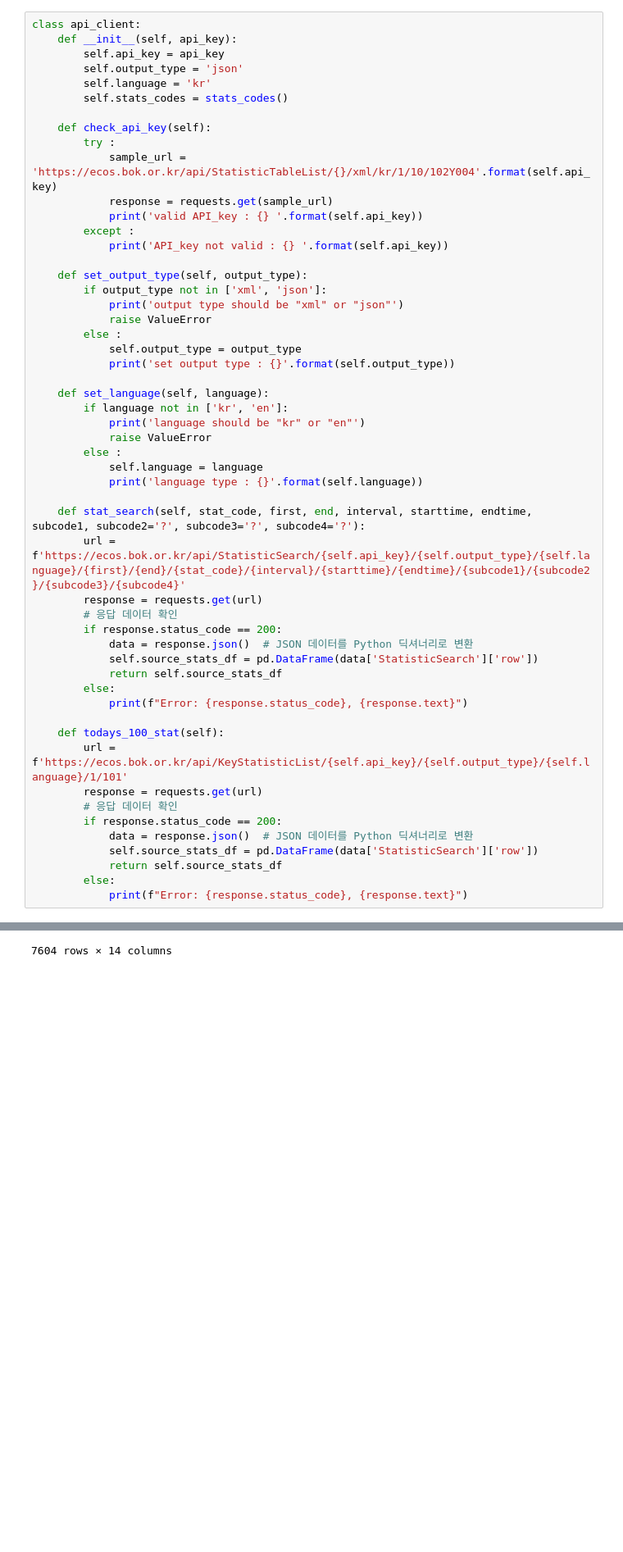
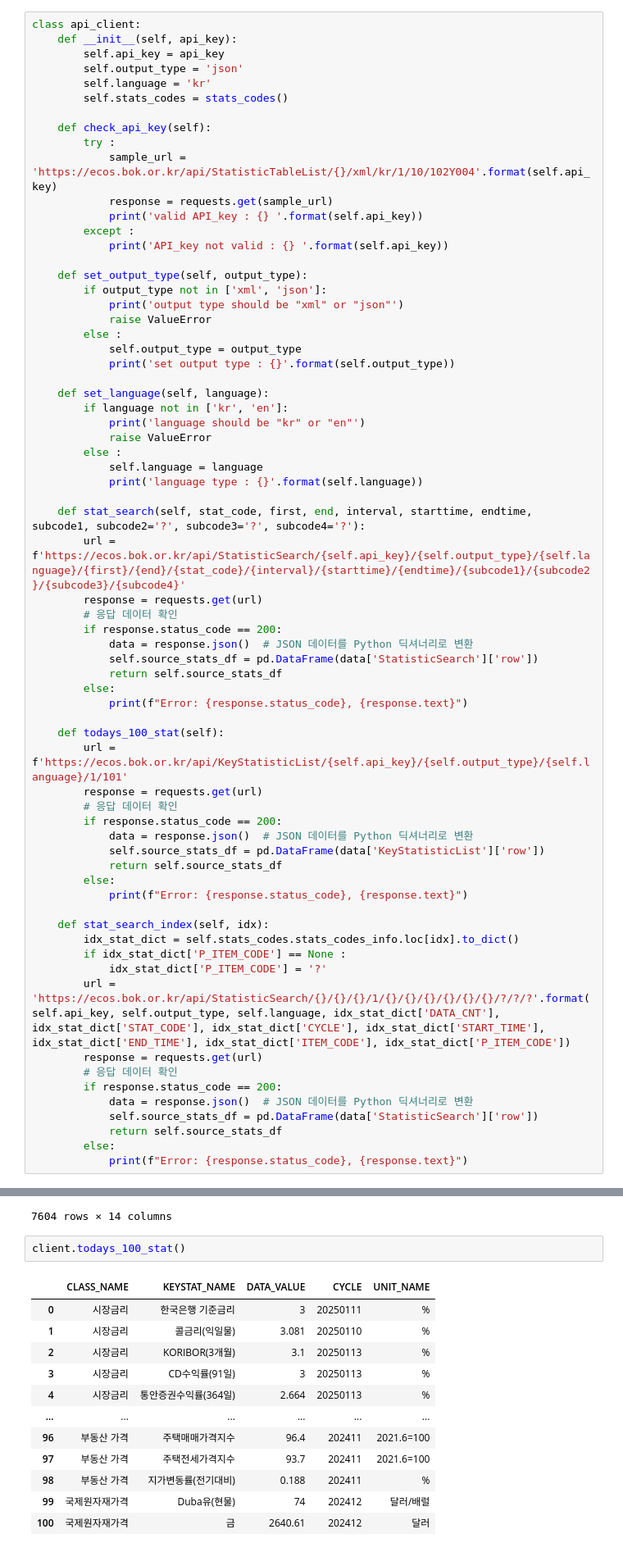
Before and after one commit to jmlee8939/ecos_api_loader, a Jupyter notebook: api_package_test.ipynb, the cells around one changed output, grey strips where cells are left out. Shown: that part at 82% size. Cells and saved outputs as stored; diff of their text form; blank space fills up the shorter version.

Commit message:
Update api_package_test.ipynb
api package index 로 검색 기능 추가

```diff
--- a/api_package_test.ipynb
+++ b/api_package_test.ipynb
@@ -205,6 +205,20 @@ class api_client:
         # 응답 데이터 확인
         if response.status_code == 200:
             data = response.json()  # JSON 데이터를 Python 딕셔너리로 변환
+            self.source_stats_df = pd.DataFrame(data['KeyStatisticList']['row'])
+            return self.source_stats_df
+        else:
+            print(f"Error: {response.status_code}, {response.text}")
+
+    def stat_search_index(self, idx):
+        idx_stat_dict = self.stats_codes.stats_codes_info.loc[idx].to_dict()
+        if idx_stat_dict['P_ITEM_CODE'] == None :
+            idx_stat_dict['P_ITEM_CODE'] = '?'
+        url = 'https://ecos.bok.or.kr/api/StatisticSearch/{}/{}/{}/1/{}/{}/{}/{}/{}/{}/?/?/?'.format(self.api_key, self.output_type, self.language, idx_stat_dict['DATA_CNT'], idx_stat_dict['STAT_CODE'], idx_stat_dict['CYCLE'], idx_stat_dict['START_TIME'], idx_stat_dict['END_TIME'], idx_stat_dict['ITEM_CODE'], idx_stat_dict['P_ITEM_CODE'])
+        response = requests.get(url)
+        # 응답 데이터 확인
+        if response.status_code == 200:
+            data = response.json()  # JSON 데이터를 Python 딕셔너리로 변환
             self.source_stats_df = pd.DataFrame(data['StatisticSearch']['row'])
             return self.source_stats_df
         else:
@@ -291,3 +305,18 @@ client.stat_search(stat_code='802Y001', first=1, end=7604, interval='D', startti
 | 7602 | 802Y001 | 1.5.1.1. 주식시장(일) | 0001000 | KOSPI지수 | None | None | None | None | ... |
 | 7603 | 802Y001 | 1.5.1.1. 주식시장(일) | 0001000 | KOSPI지수 | None | None | None | None | ... |
 7604 rows × 14 columns
+# %%
+client.todays_100_stat()
+# %% [output]
+|  | CLASS_NAME | KEYSTAT_NAME | DATA_VALUE | CYCLE | UNIT_NAME |
+| 0 | 시장금리 | 한국은행 기준금리 | 3 | 20250111 | % |
+| 1 | 시장금리 | 콜금리(익일물) | 3.081 | 20250110 | % |
+| 2 | 시장금리 | KORIBOR(3개월) | 3.1 | 20250113 | % |
+| 3 | 시장금리 | CD수익률(91일) | 3 | 20250113 | % |
+| 4 | 시장금리 | 통안증권수익률(364일) | 2.664 | 20250113 | % |
+| ... | ... | ... | ... | ... | ... |
+| 96 | 부동산 가격 | 주택매매가격지수 | 96.4 | 202411 | 2021.6=100 |
+| 97 | 부동산 가격 | 주택전세가격지수 | 93.7 | 202411 | 2021.6=100 |
+| 98 | 부동산 가격 | 지가변동률(전기대비) | 0.188 | 202411 | % |
+| 99 | 국제원자재가격 | Duba유(현물) | 74 | 202412 | 달러/배럴 |
+| 100 | 국제원자재가격 | 금 | 2640.61 | 202412 | 달러 |
```
Also changed, not shown: parts of 2 cells of this notebook.
